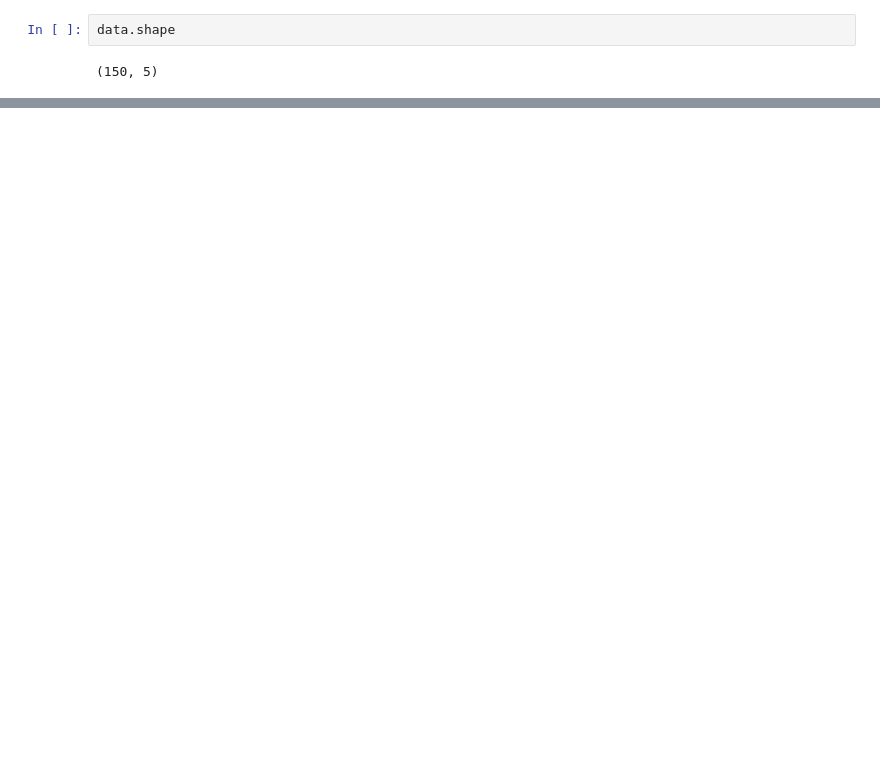
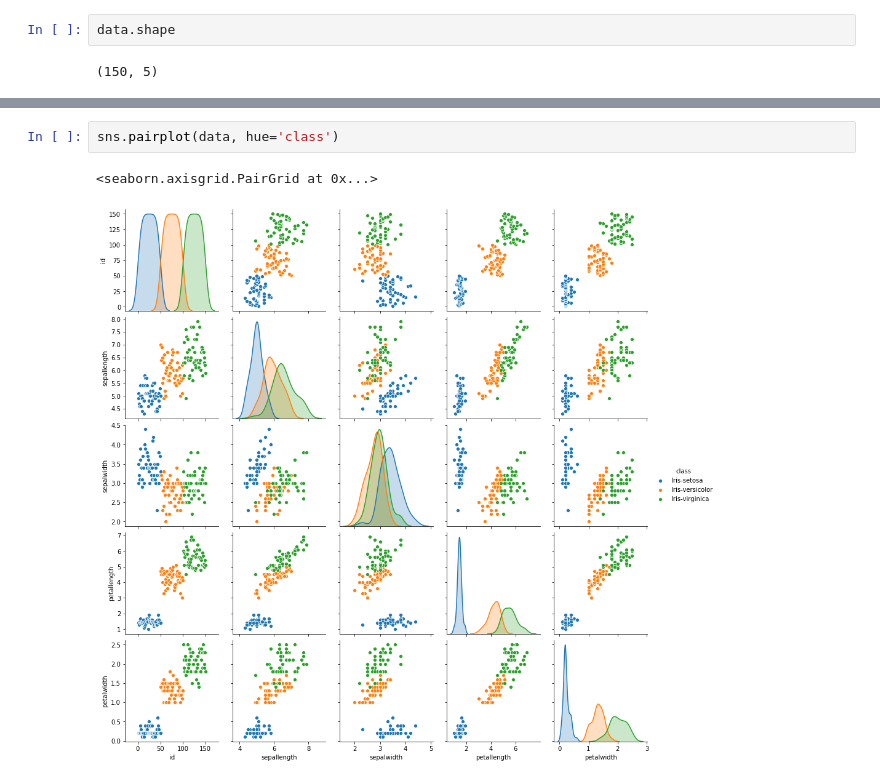
Before and after one commit to RoyelBee/Machine_Learning, a Jupyter notebook: all_ml_algorithoms_iris.ipynb, the cells around one changed output, grey strips where cells are left out. Cells and saved outputs as stored; diff of their text form; blank space fills up the shorter version.

Commit message:
Visualize dataset

```diff
--- a/all_ml_algorithoms_iris.ipynb
+++ b/all_ml_algorithoms_iris.ipynb
@@ -34,0 +50,5 @@ data.shape
+# %%
+sns.pairplot(data, hue='class')
+# %% [output]
+<seaborn.axisgrid.PairGrid at 0x...>
+[figure, added]
```
Also changed, not shown: parts of 4 cells of this notebook.
